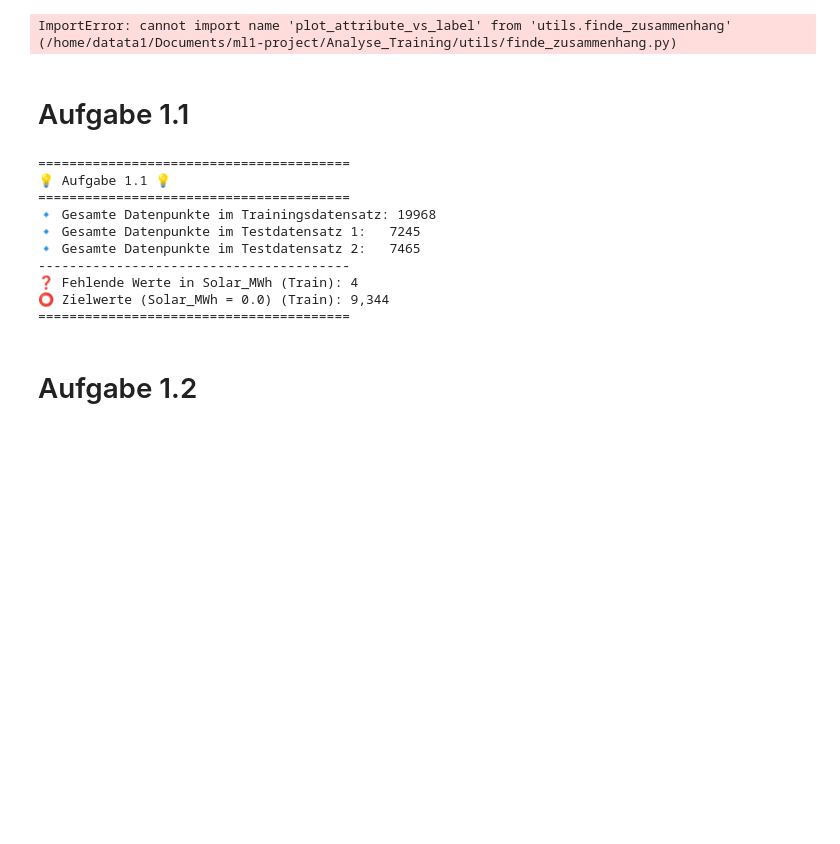
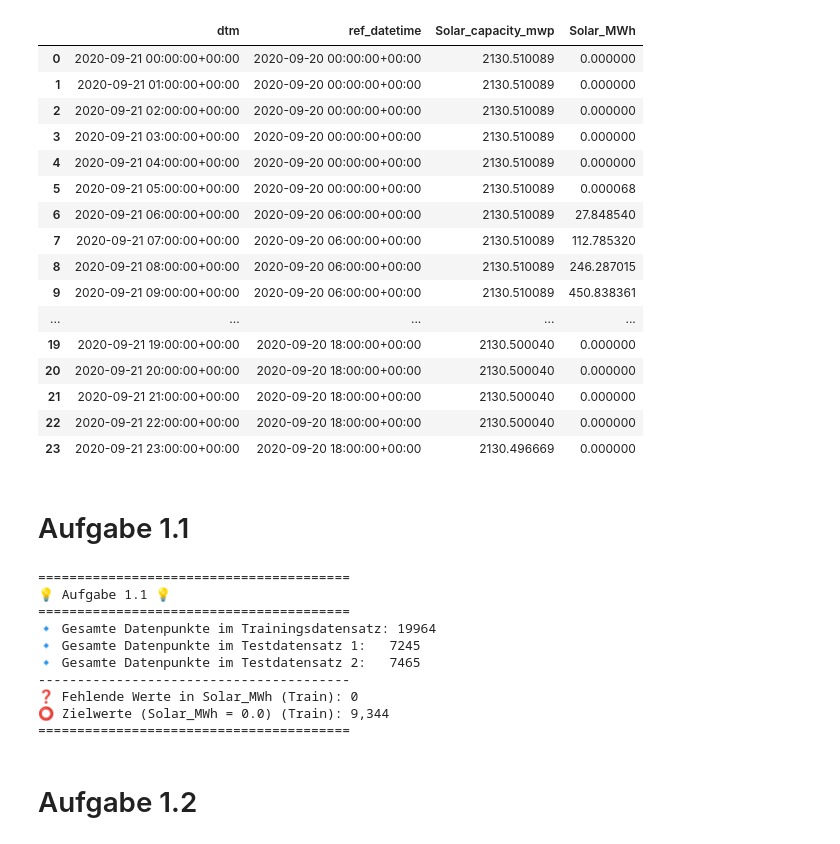
Before and after one commit to QMoWo/ML1-SolarForecasting_PowerRangers, a Jupyter notebook: Analyse_Training/test_jd.ipynb, the cells around one changed output. Cells and saved outputs as stored; diff of their text form; code cells hidden in the pictures; blank space fills up the shorter version.

```diff
--- a/Analyse_Training/test_jd.ipynb
+++ b/Analyse_Training/test_jd.ipynb
@@ -1,25 +1,47 @@
 # %%
 import pandas as pd
 import matplotlib.pyplot  as plt
 import missingno as msno
 
 from utils.plot_stromerzeugung import (plot_solar_generation_by_date,
                                        plot_solar_generation_over_time,
                                        plot_solar_generation_seasonal_heatmap)
 from utils.finde_zusammenhang import(merge_energy_and_forecast,
                                      plot_attribute_vs_label_filtered)
+from utils.train_model_linear import (train_model,
+                               print_evaluation)
 
 df1 = pd.read_parquet('../Daten/forecasts.parquet')
+df1['Weather Model'] = df1['Weather Model'].astype('category')
 
 df2 = pd.read_parquet('../Daten/energy_test1.parquet')
 
 df3 = pd.read_parquet('../Daten/energy_test2.parquet')
 
 df4 = pd.read_parquet('../Daten/energy_train.parquet')
+df4 = df4.dropna(subset=['Solar_MWh'])
+
+
 
 df4.head(24)
 # %% [output]
-ImportError: cannot import name 'plot_attribute_vs_label' from 'utils.finde_zusammenhang' (/home/datata1/Documents/ml1-project/Analyse_Training/utils/finde_zusammenhang.py)
+|  | dtm | ref_datetime | Solar_capacity_mwp | Solar_MWh |
+| 0 | 2020-09-21 00:00:00+00:00 | 2020-09-20 00:00:00+00:00 | 2130.510089 | 0.000000 |
+| 1 | 2020-09-21 01:00:00+00:00 | 2020-09-20 00:00:00+00:00 | 2130.510089 | 0.000000 |
+| 2 | 2020-09-21 02:00:00+00:00 | 2020-09-20 00:00:00+00:00 | 2130.510089 | 0.000000 |
+| 3 | 2020-09-21 03:00:00+00:00 | 2020-09-20 00:00:00+00:00 | 2130.510089 | 0.000000 |
+| 4 | 2020-09-21 04:00:00+00:00 | 2020-09-20 00:00:00+00:00 | 2130.510089 | 0.000000 |
+| 5 | 2020-09-21 05:00:00+00:00 | 2020-09-20 00:00:00+00:00 | 2130.510089 | 0.000068 |
+| 6 | 2020-09-21 06:00:00+00:00 | 2020-09-20 06:00:00+00:00 | 2130.510089 | 27.848540 |
+| 7 | 2020-09-21 07:00:00+00:00 | 2020-09-20 06:00:00+00:00 | 2130.510089 | 112.785320 |
+| 8 | 2020-09-21 08:00:00+00:00 | 2020-09-20 06:00:00+00:00 | 2130.510089 | 246.287015 |
+| 9 | 2020-09-21 09:00:00+00:00 | 2020-09-20 06:00:00+00:00 | 2130.510089 | 450.838361 |
+| ... | ... | ... | ... | ... |
+| 19 | 2020-09-21 19:00:00+00:00 | 2020-09-20 18:00:00+00:00 | 2130.500040 | 0.000000 |
+| 20 | 2020-09-21 20:00:00+00:00 | 2020-09-20 18:00:00+00:00 | 2130.500040 | 0.000000 |
+| 21 | 2020-09-21 21:00:00+00:00 | 2020-09-20 18:00:00+00:00 | 2130.500040 | 0.000000 |
+| 22 | 2020-09-21 22:00:00+00:00 | 2020-09-20 18:00:00+00:00 | 2130.500040 | 0.000000 |
+| 23 | 2020-09-21 23:00:00+00:00 | 2020-09-20 18:00:00+00:00 | 2130.496669 | 0.000000 |
 # %% [markdown]
 # Aufgabe 1.1
 # %%
@@ -48,11 +70,11 @@ print("="*40)
 ========================================
 💡 Aufgabe 1.1 💡
 ========================================
-🔹 Gesamte Datenpunkte im Trainingsdatensatz: 19968
+🔹 Gesamte Datenpunkte im Trainingsdatensatz: 19964
 🔹 Gesamte Datenpunkte im Testdatensatz 1:   7245
 🔹 Gesamte Datenpunkte im Testdatensatz 2:   7465
 ----------------------------------------
-❓ Fehlende Werte in Solar_MWh (Train): 4
+❓ Fehlende Werte in Solar_MWh (Train): 0
 ⭕ Zielwerte (Solar_MWh = 0.0) (Train): 9,344
 ========================================
 # %% [markdown]
```
Also changed, not shown: parts of 19 cells of this notebook, 5 other files.
